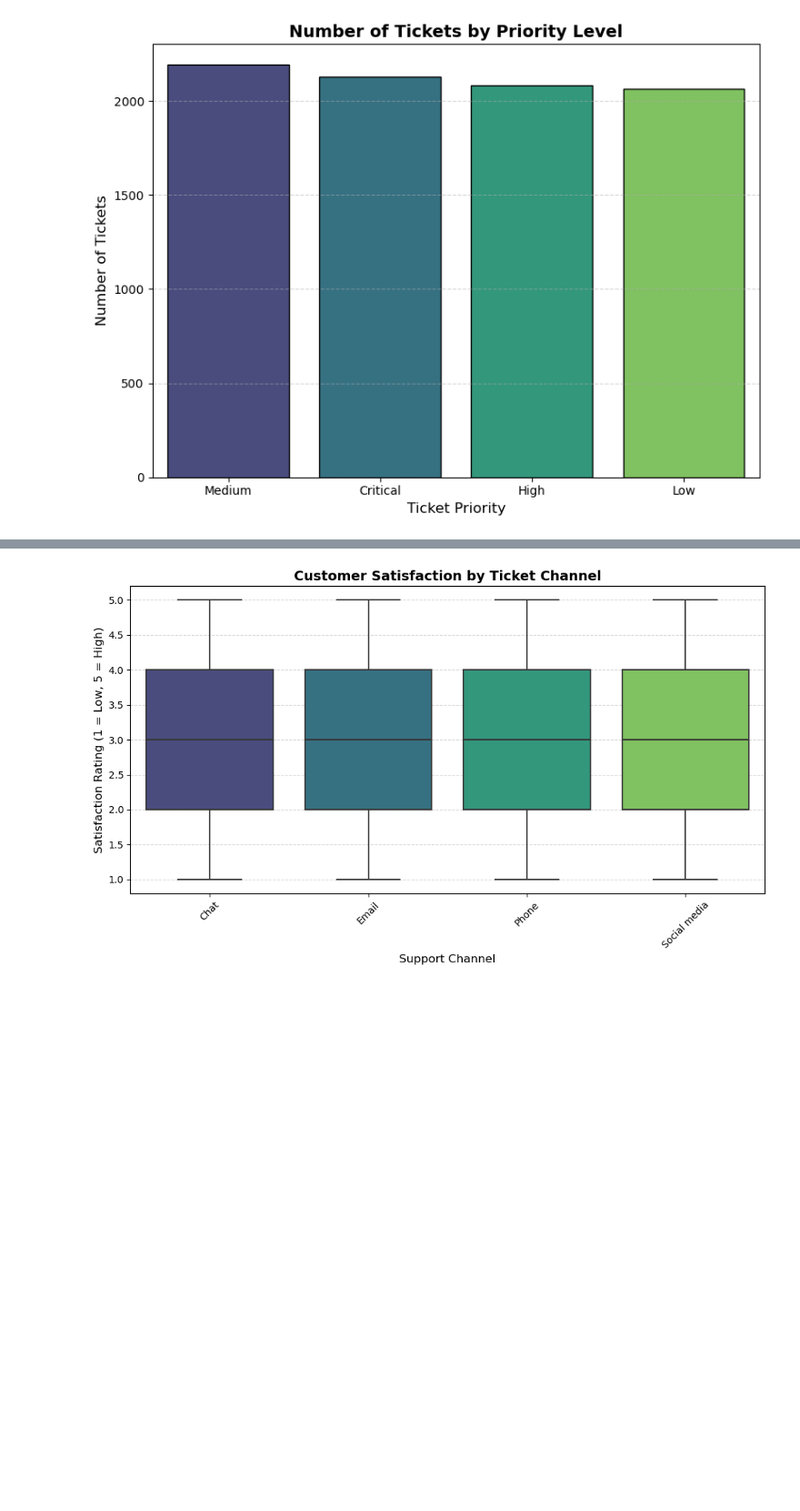
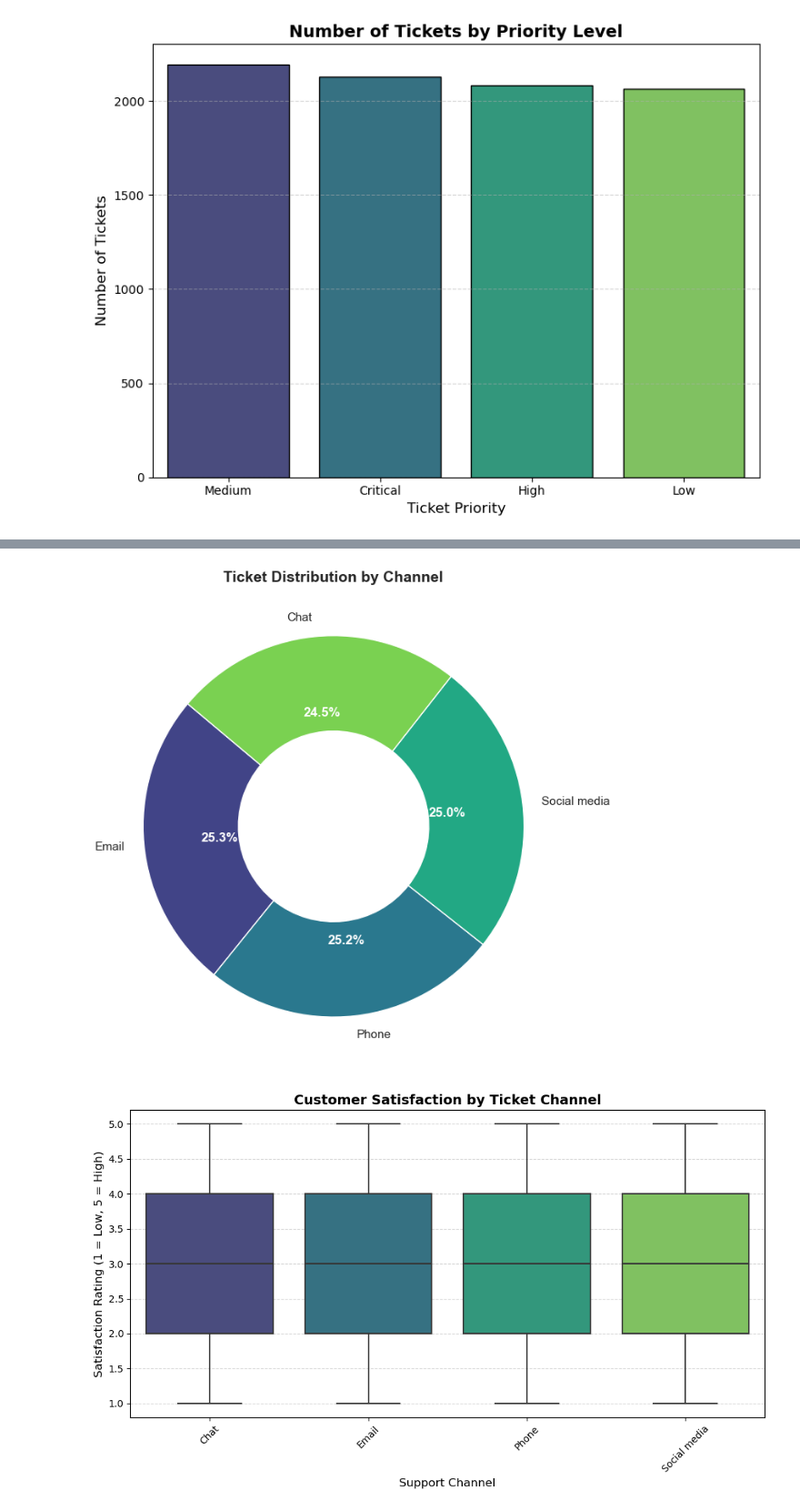
Before and after one commit to CCT-Dublin/capstone-project-feb-2024-pt-denissegarciavivolo, a Jupyter notebook: CA3_CapstoneProject_DenisseGarcia_Data1.ipynb, the cells around one changed output, grey strips where cells are left out. Shown at 91% size. Saved outputs shown, nothing was run; the diff lists cells and outputs as text; code cells hidden in the pictures; blank space fills up the shorter version.

```diff
--- a/CA3_CapstoneProject_DenisseGarcia_Data1.ipynb
+++ b/CA3_CapstoneProject_DenisseGarcia_Data1.ipynb
@@ -228,3 +307,27 @@ plt.show()
+# %%
+plt.figure(figsize=(7, 7))
+colors = sns.color_palette("viridis", len(channel_counts))
+
+wedges, texts, autotexts = plt.pie(
+    channel_counts,
+    labels=channel_counts.index,
+    autopct='%1.1f%%',
+    startangle=140,
+    colors=colors,
+    wedgeprops=dict(width=0.5)
+)
+
+# Customize percentage text
+for autotext in autotexts:
+    autotext.set_color('white')       # 👈 change color here
+    autotext.set_fontsize(12)
+    autotext.set_fontweight('bold')
+
+plt.title('Ticket Distribution by Channel', fontsize=14, weight='bold')
+plt.tight_layout()
+plt.show()
+# %% [output]
+[figure, added]
 # %%
 # Plot 3: Customer Satisfaction by Ticket Channel
 
```
Also changed, not shown: parts of 4 cells of this notebook, 2 other files.
